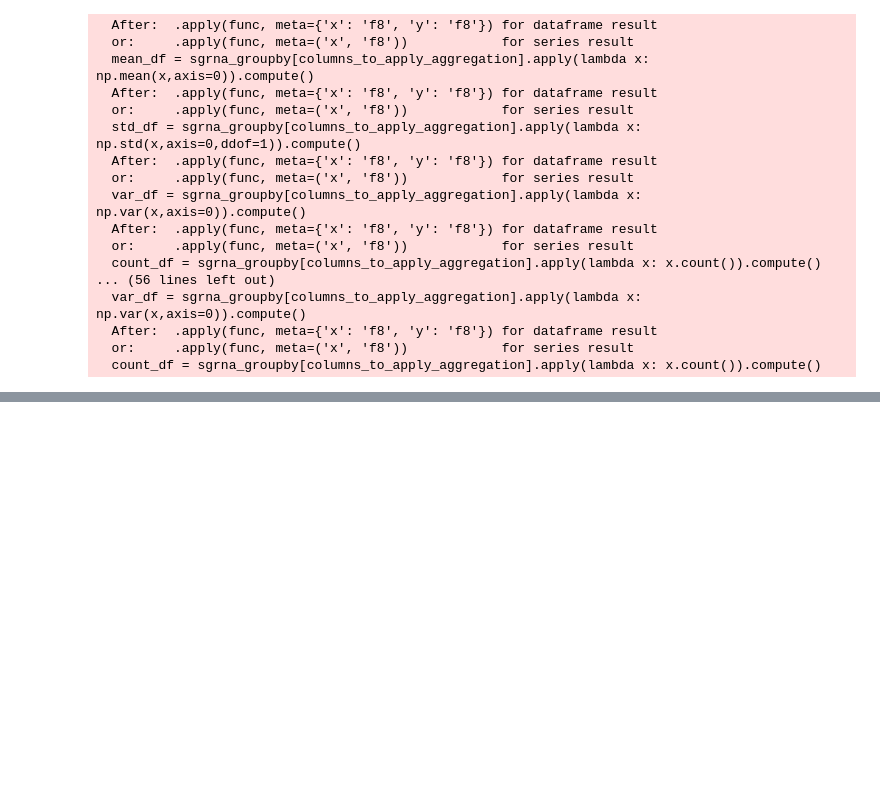
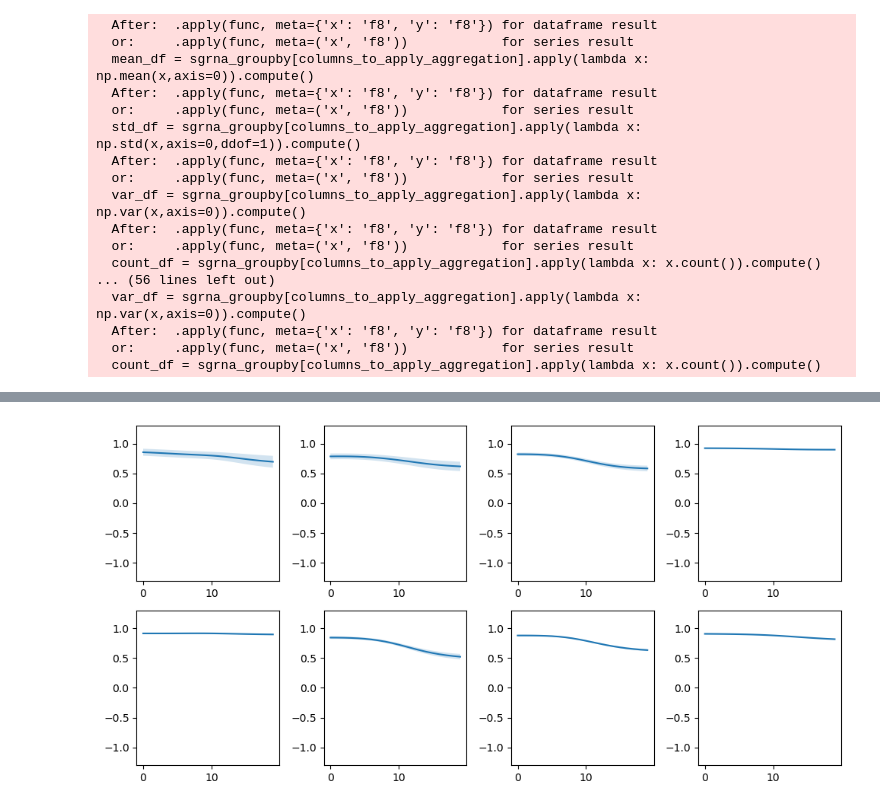
Before and after one commit to gutiloluis/lag_paulsson-lab, a Jupyter notebook: crispri-env_dev_notebooks/bsubtilis_CRISPRi_libraries/2025-05-27_FOV-Time-Normalization_Experiments-So-Far/lLAG8-lLAG10_Merge-01_lLAG08_06_Timeseries_Feature_Processing.ipynb, the cells around one changed output, grey strips where cells are left out. Saved outputs shown, nothing was run; the diff lists cells and outputs as text; code cells hidden in the pictures; blank space fills up the shorter version.

```diff
--- a/crispri-env_dev_notebooks/bsubtilis_CRISPRi_libraries/2025-05-27_FOV-Time-Normalization_Experiments-So-Far/lLAG8-lLAG10_Merge-01_lLAG08_06_Timeseries_Feature_Processing.ipynb
+++ b/crispri-env_dev_notebooks/bsubtilis_CRISPRi_libraries/2025-05-27_FOV-Time-Normalization_Experiments-So-Far/lLAG8-lLAG10_Merge-01_lLAG08_06_Timeseries_Feature_Processing.ipynb
@@ -744,0 +997,32 @@ Done.
+# %%
+N_ROWS = 2
+N_COLS = 4
+
+# df_subset = df_kernel[df_kernel['Category']=='control'].sample(N_ROWS*N_COLS, random_state=42)
+df_subset = df_kernel[df_kernel['Gene']=='pyk'].sample(N_ROWS*N_COLS, random_state=None)
+
+column_name = 'Kernel Trace: Instantaneous Growth Rate: Volume'
+# column_name = 'Kernel Trace: Length: Transformed: z score'
+column_name_sem = 'SEM: ' + column_name
+
+fig, axs = plt.subplots(N_ROWS, N_COLS, figsize=(10, 5))
+for i, (index, row) in enumerate(df_subset.iterrows()):
+    if i >= N_ROWS * N_COLS:
+        break
+    ax = axs[i // N_COLS, i % N_COLS]
+    kernel_trace = row[column_name]
+    kernel_trace_sem = row[column_name_sem]
+
+    timepoints = np.arange(len(kernel_trace))
+
+    ax.plot(timepoints, kernel_trace, label='Kernel Trace')
+    ax.fill_between(timepoints, kernel_trace - kernel_trace_sem, kernel_trace + kernel_trace_sem, alpha=0.2, label='SEM')
+
+    ax.set_ylim((-1.3,1.3))
+    # ax.set_title(f"sgRNA: {row['sgRNA']}, Gene: {row['Gene']}")
+    # ax.set_xlabel('Timepoints')
+    # ax.set_ylabel('Transformed Length')
+    # ax.legend()
+plt.tight_layout()
+# %% [output]
+[figure, added]
```
Also changed, not shown: parts of 45 cells of this notebook, 5 other files.
